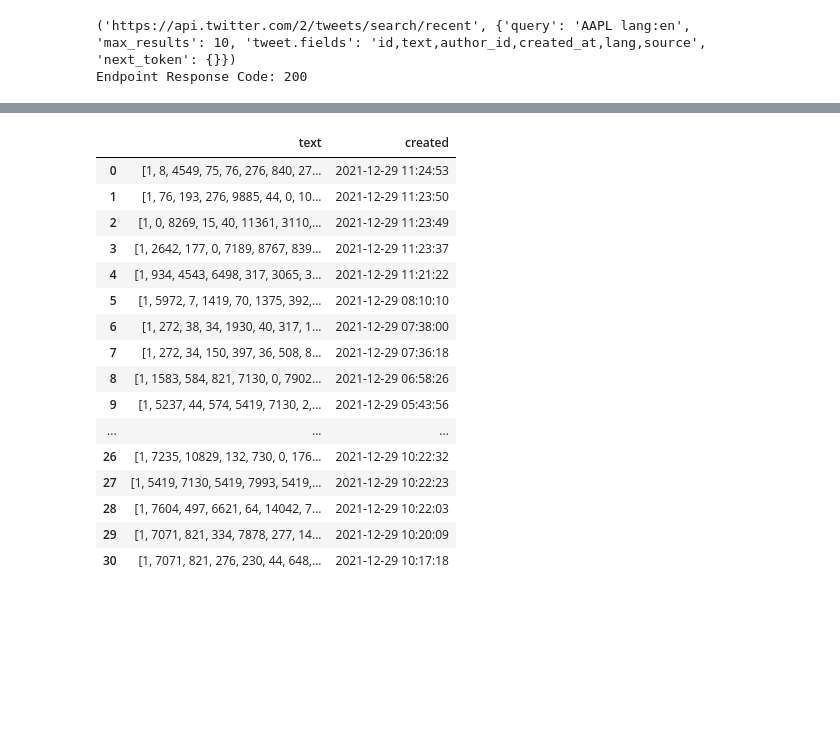
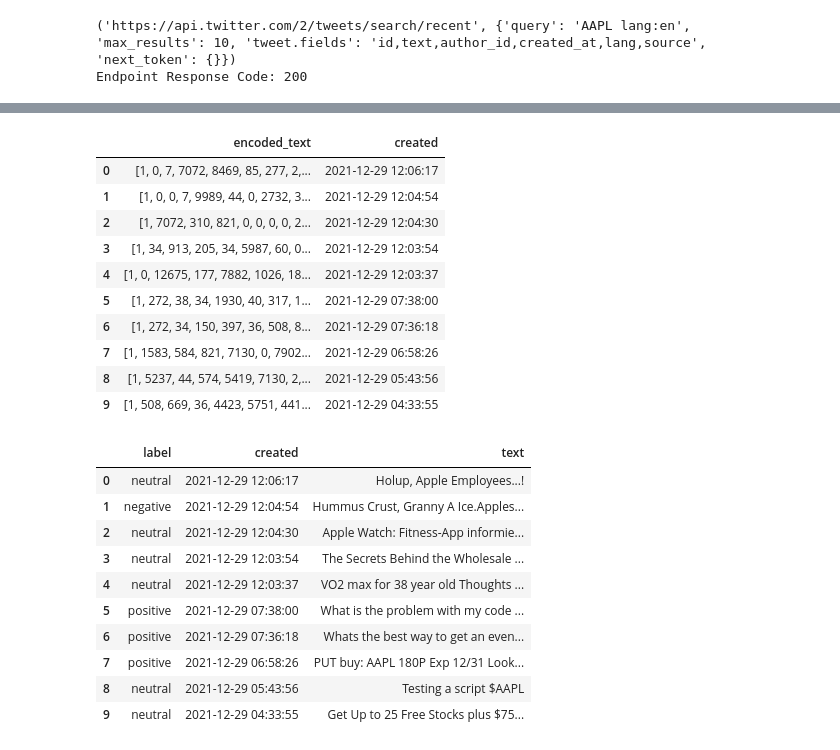
Before and after one commit to Rubinjo/sentiment-stonks, a Jupyter notebook: main.ipynb, the cells around one changed output, grey strips where cells are left out. Cells and saved outputs as stored; diff of their text form; code cells hidden in the pictures; blank space fills up the shorter version.

Commit message:
✨ Data classification

```diff
--- a/main.ipynb
+++ b/main.ipynb
@@ -567,28 +550,64 @@ df_total_dirty.head(10)
 # %%
 df_total = pd.DataFrame()
 
 for index, item in df_total_dirty.iterrows():
     df_total = df_total.append({
-        "text": encode_and_pad(tokenization(normalize_text(item["text"])), SEQ_LENGTH),
+        "encoded_text": encode_and_pad(tokenization(normalize_text(item["text"])), SEQ_LENGTH),
         "created": item["created"]
     }, ignore_index=True)
 
 df_total.head(10)
 # %% [output]
-|  | text | created |
-| 0 | [1, 8, 4549, 75, 76, 276, 840, 27... | 2021-12-29 11:24:53 |
-| 1 | [1, 76, 193, 276, 9885, 44, 0, 10... | 2021-12-29 11:23:50 |
-| 2 | [1, 0, 8269, 15, 40, 11361, 3110,... | 2021-12-29 11:23:49 |
-| 3 | [1, 2642, 177, 0, 7189, 8767, 839... | 2021-12-29 11:23:37 |
-| 4 | [1, 934, 4543, 6498, 317, 3065, 3... | 2021-12-29 11:21:22 |
-| 5 | [1, 5972, 7, 1419, 70, 1375, 392,... | 2021-12-29 08:10:10 |
-| 6 | [1, 272, 38, 34, 1930, 40, 317, 1... | 2021-12-29 07:38:00 |
-| 7 | [1, 272, 34, 150, 397, 36, 508, 8... | 2021-12-29 07:36:18 |
-| 8 | [1, 1583, 584, 821, 7130, 0, 7902... | 2021-12-29 06:58:26 |
-| 9 | [1, 5237, 44, 574, 5419, 7130, 2,... | 2021-12-29 05:43:56 |
-| ... | ... | ... |
-| 26 | [1, 7235, 10829, 132, 730, 0, 176... | 2021-12-29 10:22:32 |
-| 27 | [1, 5419, 7130, 5419, 7993, 5419,... | 2021-12-29 10:22:23 |
-| 28 | [1, 7604, 497, 6621, 64, 14042, 7... | 2021-12-29 10:22:03 |
-| 29 | [1, 7071, 821, 334, 7878, 277, 14... | 2021-12-29 10:20:09 |
-| 30 | [1, 7071, 821, 276, 230, 44, 648,... | 2021-12-29 10:17:18 |
+|  | encoded_text | created |
+| 0 | [1, 0, 7, 7072, 8469, 85, 277, 2,... | 2021-12-29 12:06:17 |
+| 1 | [1, 0, 0, 7, 9989, 44, 0, 2732, 3... | 2021-12-29 12:04:54 |
+| 2 | [1, 7072, 310, 821, 0, 0, 0, 0, 2... | 2021-12-29 12:04:30 |
+| 3 | [1, 34, 913, 205, 34, 5987, 60, 0... | 2021-12-29 12:03:54 |
+| 4 | [1, 0, 12675, 177, 7882, 1026, 18... | 2021-12-29 12:03:37 |
+| 5 | [1, 272, 38, 34, 1930, 40, 317, 1... | 2021-12-29 07:38:00 |
+| 6 | [1, 272, 34, 150, 397, 36, 508, 8... | 2021-12-29 07:36:18 |
+| 7 | [1, 1583, 584, 821, 7130, 0, 7902... | 2021-12-29 06:58:26 |
+| 8 | [1, 5237, 44, 574, 5419, 7130, 2,... | 2021-12-29 05:43:56 |
+| 9 | [1, 508, 669, 36, 4423, 5751, 441... | 2021-12-29 04:33:55 |
+# %%
+def label_map(label):
+    if label == 0:
+        return "negative"
+    elif label == 1:
+        return "neutral"
+    else: #2
+        return "positive"
+
+df_labels = pd.DataFrame()
+
+h0, c0 =  model.init_hidden(1)
+h0 = h0.to(device)
+c0 = c0.to(device)
+
+optimizer.zero_grad()
+with torch.set_grad_enabled(False):
+
+    for index, item in df_total.iterrows():
+        out, hidden = model(torch.tensor([item["encoded_text"]]).to(device), (h0, c0))
+        _, preds = torch.max(out, 1)
+        preds = preds.to(device).tolist()
+        df_labels = df_labels.append({
+            "label": label_map(preds[0]),
+            "created": item["created"]
+        }, ignore_index=True)
+
+df_labels["text"] = df_total_dirty["text"]
+
+df_labels.head(10)
+# %% [output]
+|  | label | created | text |
+| 0 | neutral | 2021-12-29 12:06:17 | Holup, Apple Employees...! |
+| 1 | negative | 2021-12-29 12:04:54 | Hummus Crust, Granny A Ice.Apples... |
+| 2 | neutral | 2021-12-29 12:04:30 | Apple Watch: Fitness-App informie... |
+| 3 | neutral | 2021-12-29 12:03:54 | The Secrets Behind the Wholesale ... |
+| 4 | neutral | 2021-12-29 12:03:37 | VO2 max for 38 year old Thoughts ... |
+| 5 | positive | 2021-12-29 07:38:00 | What is the problem with my code ... |
+| 6 | positive | 2021-12-29 07:36:18 | Whats the best way to get an even... |
+| 7 | positive | 2021-12-29 06:58:26 | PUT buy: AAPL 180P Exp 12/31 Look... |
+| 8 | neutral | 2021-12-29 05:43:56 | Testing a script $AAPL |
+| 9 | neutral | 2021-12-29 04:33:55 | Get Up to 25 Free Stocks plus $75... |
```
Also changed, not shown: parts of 7 cells of this notebook.
